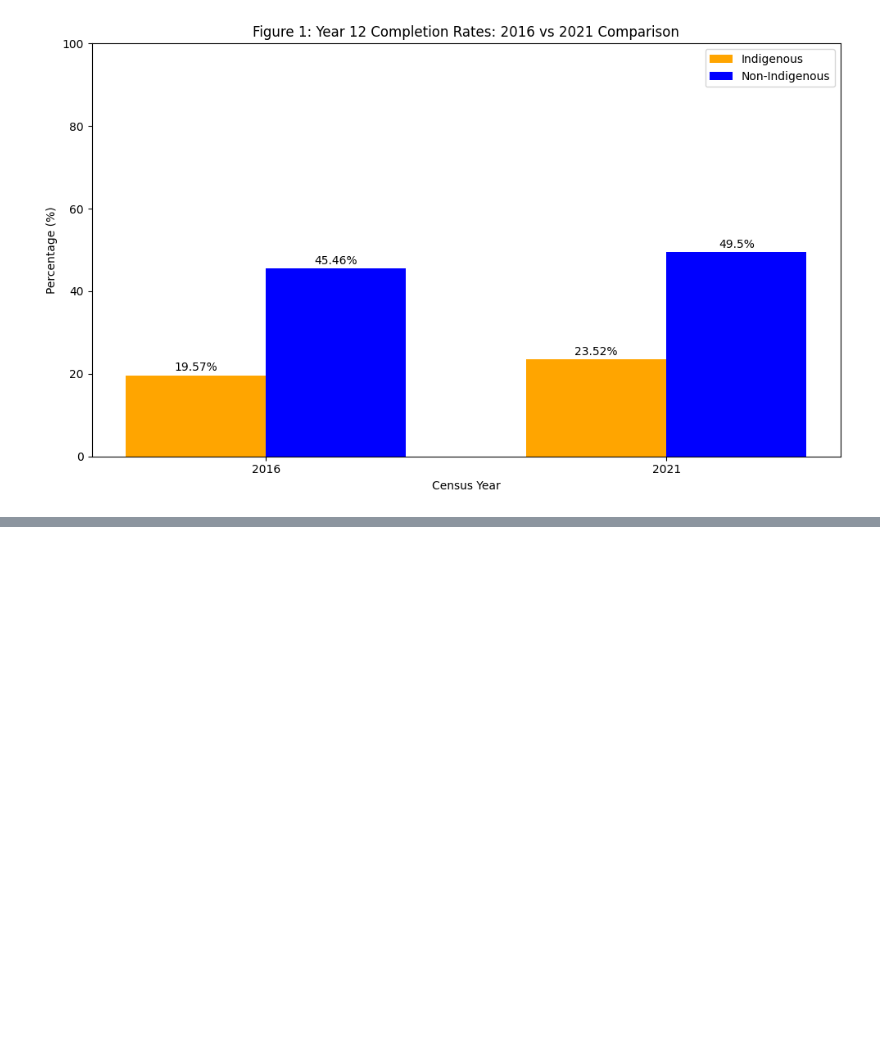
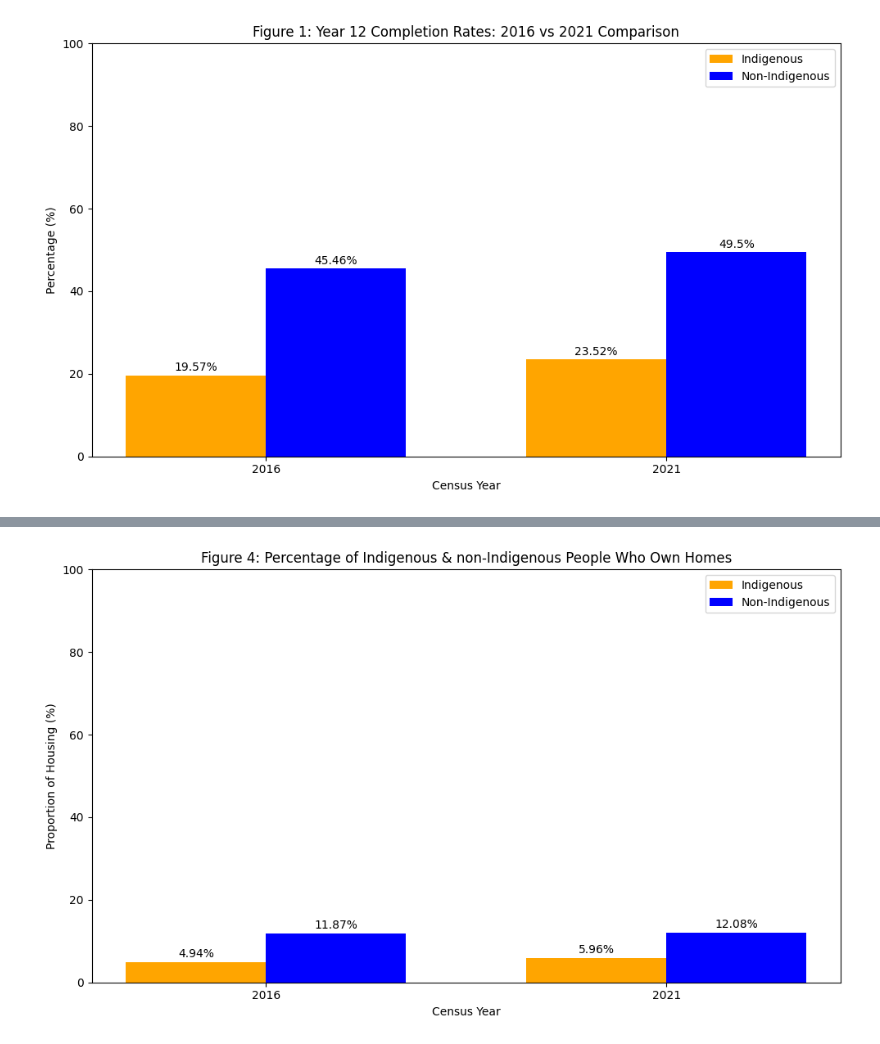
Before and after one commit to nylzy/DataScienceAssignment1, a Jupyter notebook: CITS2402-Assignment-22708177.ipynb, the cells around one changed output, grey strips where cells are left out. Cells and saved outputs as stored; diff of their text form; code cells hidden in the pictures; blank space fills up the shorter version.

```diff
--- a/CITS2402-Assignment-22708177.ipynb
+++ b/CITS2402-Assignment-22708177.ipynb
@@ -281,0 +350,88 @@ Non-Indigenous: +1.92 percentage points
+# %%
+# Load 2016 census totals
+totalPeople2016 = pd.read_csv('2016Census_I01A_AUS.csv')
+totalPeople2016 = totalPeople2016[['Tot_p_Indig_P', 'Tot_p_NonInd_P']]
+totalPeople2016 = totalPeople2016.rename(columns={
+    'Tot_p_Indig_P': 'Total_Indigenous_Population',
+    'Tot_p_NonInd_P': 'Total_non_Indigenous_Population'
+})
+
+# Load 2016 census values
+ownershipRates2016 = pd.read_csv('2016Census_I10A_AUS.csv')
+ownershipRates2016 = ownershipRates2016[['H_w_In_ps_OO_Tot', 'OH_OO_DS_Tot']]
+ownershipRates2016 = ownershipRates2016.rename(columns={
+    'H_w_In_ps_OO_Tot': 'Households_Owned_Outright_By_Indigenous_Persons',
+    'OH_OO_DS_Tot': 'Households_Owned_Outright_By_non_Indigenous_Persons'
+})
+
+# Calculate percentages for 2016
+ownershipPercentages2016 = pd.DataFrame()
+ownershipPercentages2016['Indigenous_People_Who_Own_Homes'] = (
+    ownershipRates2016['Households_Owned_Outright_By_Indigenous_Persons'] /
+    (totalPeople2016['Total_Indigenous_Population']) * 100
+).round(2)
+ownershipPercentages2016['Non_Indigenous_People_Who_Own_Homes'] = (
+    ownershipRates2016['Households_Owned_Outright_By_non_Indigenous_Persons'] /
+    (totalPeople2016['Total_non_Indigenous_Population']) * 100
+).round(2)
+
+# Load 2021 census totals
+totalPeople2021 = pd.read_csv('2021Census_I01A_AUS_AUS.csv')
+totalPeople2021 = totalPeople2021[['Tot_p_Indig_P', 'Tot_p_NonInd_P']]
+totalPeople2021 = totalPeople2021.rename(columns={
+    'Tot_p_Indig_P': 'Total_Indigenous_Population',
+    'Tot_p_NonInd_P': 'Total_non_Indigenous_Population'
+})
+
+# Load 2021 census values
+ownershipRates2021 = pd.read_csv('2021Census_I13A_AUS_AUS.csv')
+ownershipRates2021 = ownershipRates2021[['Ow_o_Tot_HATSIP', 'Ow_o_Tot_Oth_h']]
+ownershipRates2021 = ownershipRates2021.rename(columns={
+    'Ow_o_Tot_HATSIP': 'Households_Owned_Outright_By_Indigenous_Persons',
+    'Ow_o_Tot_Oth_h': 'Households_Owned_Outright_By_non_Indigenous_Persons'
+})
+
+# Calculate percentages for 2021
+ownershipPercentages2021 = pd.DataFrame()
+ownershipPercentages2021['Indigenous_People_Who_Own_Homes'] = (
+    ownershipRates2021['Households_Owned_Outright_By_Indigenous_Persons'] /
+    (totalPeople2021['Total_Indigenous_Population']) * 100
+).round(2)
+ownershipPercentages2021['Non_Indigenous_People_Who_Own_Homes'] = (
+    ownershipRates2021['Households_Owned_Outright_By_non_Indigenous_Persons'] /
+    (totalPeople2021['Total_non_Indigenous_Population']) * 100
+).round(2)
+
+print(ownershipPercentages2016)
+print(ownershipPercentages2021)
+
+# Plot of Data
+fig, ax = plt.subplots(figsize=(10, 6))
+
+x = range(2)
+width = 0.35
+
+indigenous_values = [ownershipPercentages2016['Indigenous_People_Who_Own_Homes'].iloc[0], ownershipPercentages2021['Indigenous_People_Who_Own_Homes'].iloc[0]]
+non_indigenous_values = [ownershipPercentages2016['Non_Indigenous_People_Who_Own_Homes'].iloc[0], ownershipPercentages2021['Non_Indigenous_People_Who_Own_Homes'].iloc[0]]
+
+bars1 = ax.bar([i - width/2 for i in x], indigenous_values, width, label='Indigenous', color='orange')
+bars2 = ax.bar([i + width/2 for i in x], non_indigenous_values, width, label='Non-Indigenous', color='blue')
+
+# Add value labels on bars
+for bars in [bars1, bars2]:
+    for bar in bars:
+        height = bar.get_height()
+        ax.text(bar.get_x() + bar.get_width()/2., height + 0.5,
+                f'{height}%', ha='center', va='bottom', fontsize=10)
+
+ax.set_xlabel('Census Year')
+ax.set_ylabel('Proportion of Housing (%)')
+ax.set_title('Figure 4: Percentage of Indigenous & non-Indigenous People Who Own Homes')
+ax.set_xticks(x)
+ax.set_xticklabels(['2016', '2021'])
+ax.legend()
+ax.set_ylim(0, 100)
+
+plt.tight_layout()
+plt.show()
+# %% [output]
@@ -281,0 +442 @@ Non-Indigenous: +1.92 percentage points
+[figure, added]
```
Also changed, not shown: parts of 13 cells of this notebook.
